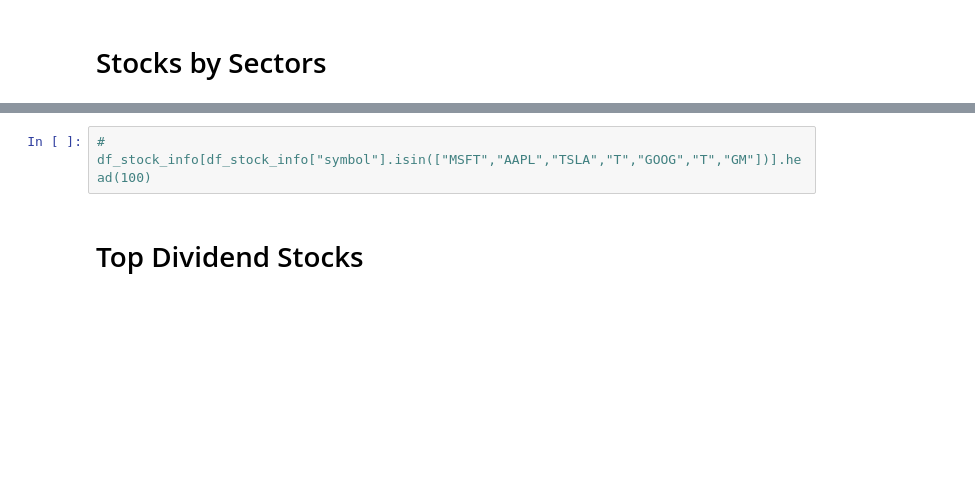
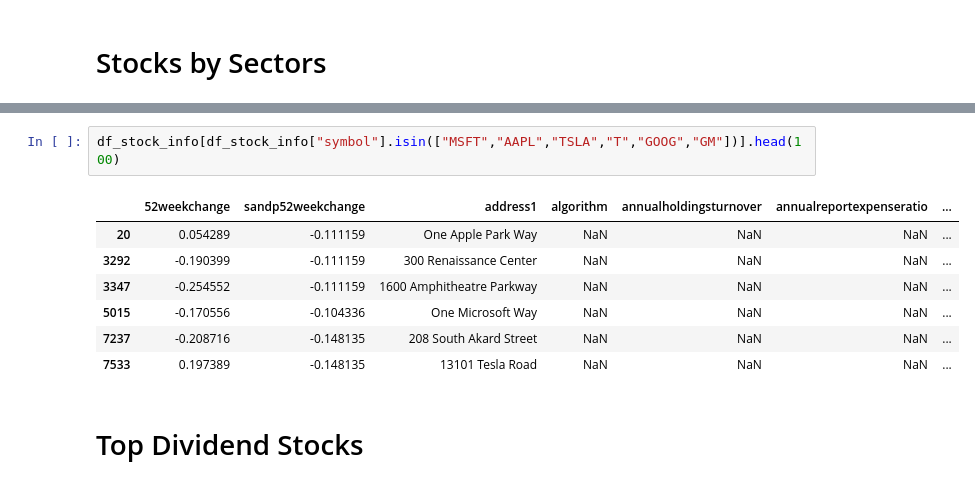
Before and after one commit to alpha2phi-platform/alphalib, a Jupyter notebook: 02_analysis.ipynb, the cells around one changed output, grey strips where cells are left out. Drawn from its saved outputs; the diff is of its cells as text; blank space fills up the shorter version.

```diff
--- a/02_analysis.ipynb
+++ b/02_analysis.ipynb
@@ -60,6 +62,14 @@ Utilities                  99
 Name: symbol, dtype: int64
 # %%
-# df_stock_info[df_stock_info["symbol"].isin(["MSFT","AAPL","TSLA","T","GOOG","T","GM"])].head(100)
+df_stock_info[df_stock_info["symbol"].isin(["MSFT","AAPL","TSLA","T","GOOG","GM"])].head(100)
+# %% [output]
+|  | 52weekchange | sandp52weekchange | address1 | algorithm | annualholdingsturnover | annualreportexpenseratio | ... |
+| 20 | 0.054289 | -0.111159 | One Apple Park Way | NaN | NaN | NaN | ... |
+| 3292 | -0.190399 | -0.111159 | 300 Renaissance Center | NaN | NaN | NaN | ... |
+| 3347 | -0.254552 | -0.111159 | 1600 Amphitheatre Parkway | NaN | NaN | NaN | ... |
+| 5015 | -0.170556 | -0.104336 | One Microsoft Way | NaN | NaN | NaN | ... |
+| 7237 | -0.208716 | -0.148135 | 208 South Akard Street | NaN | NaN | NaN | ... |
+| 7533 | 0.197389 | -0.148135 | 13101 Tesla Road | NaN | NaN | NaN | ... |
 # %% [markdown]
 # Top Dividend Stocks
 # %% [markdown]
```
Also changed, not shown: parts of 4 cells of this notebook, 5 other files.
